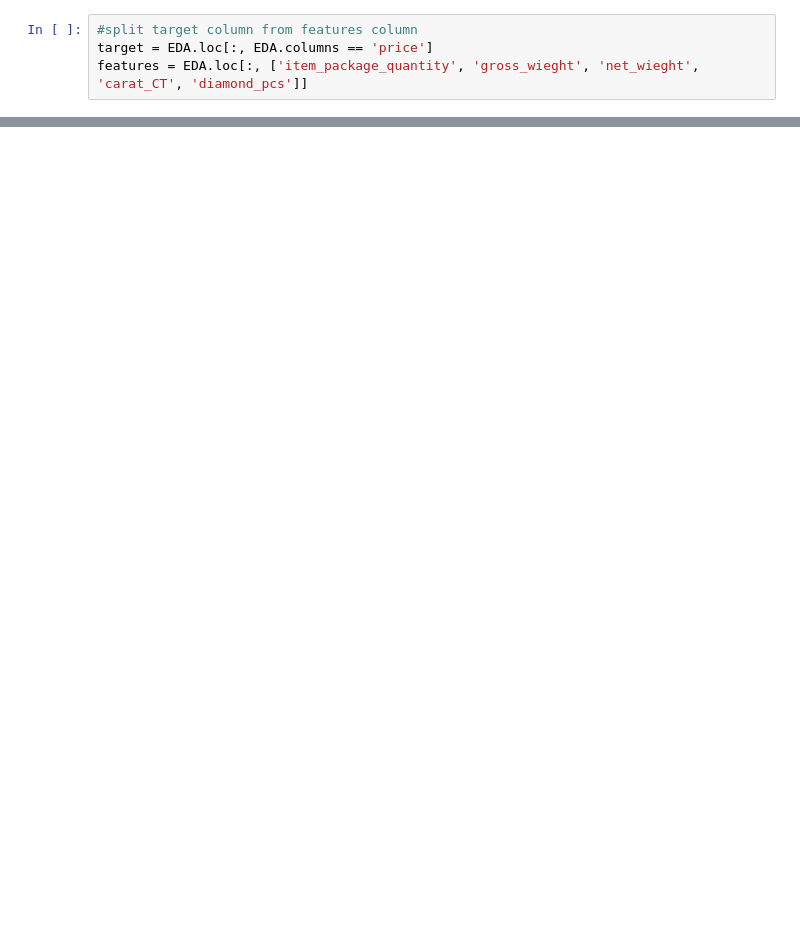
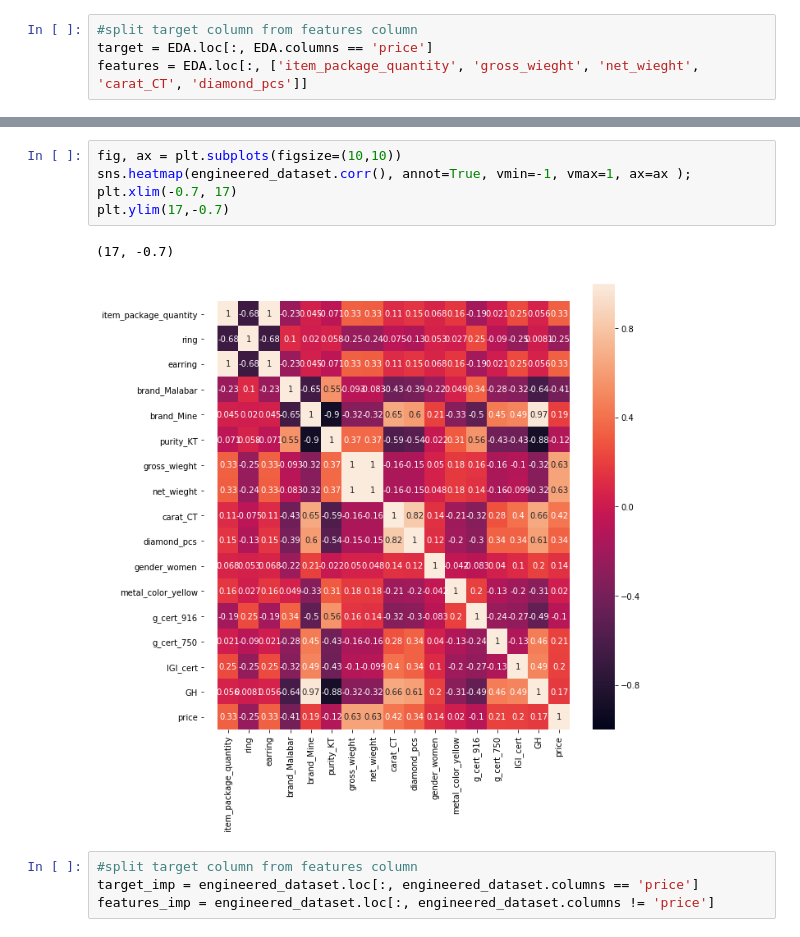
Before and after one commit to reemalmuqbil/predict-jewelry-price, a Jupyter notebook: EDA.ipynb, the cells around one changed output, grey strips where cells are left out. Drawn from its saved outputs; the diff is of its cells as text; blank space fills up the shorter version.

```diff
--- a/EDA.ipynb
+++ b/EDA.ipynb
@@ -71,0 +72,12 @@ features_test_scaled = scaler.transform(features_test)
+# %%
+fig, ax = plt.subplots(figsize=(10,10))
+sns.heatmap(engineered_dataset.corr(), annot=True, vmin=-1, vmax=1, ax=ax );
+plt.xlim(-0.7, 17)
+plt.ylim(17,-0.7)
+# %% [output]
+(17, -0.7)
+[figure, added]
+# %%
+#split target column from features column
+target_imp = engineered_dataset.loc[:, engineered_dataset.columns == 'price']
+features_imp = engineered_dataset.loc[:, engineered_dataset.columns != 'price']
```
Also changed, not shown: parts of 6 cells of this notebook.
